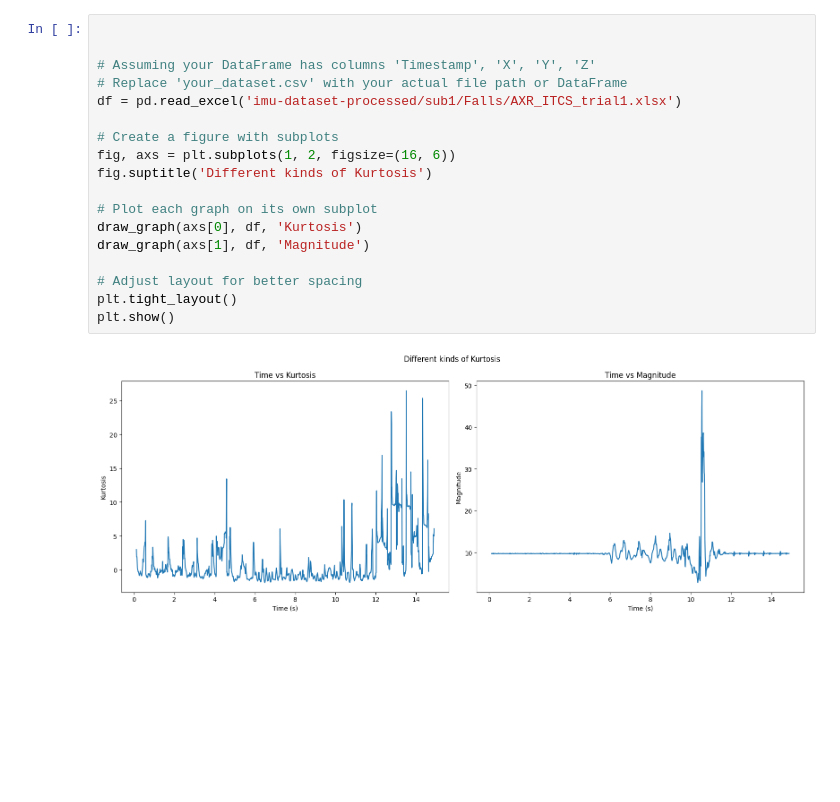
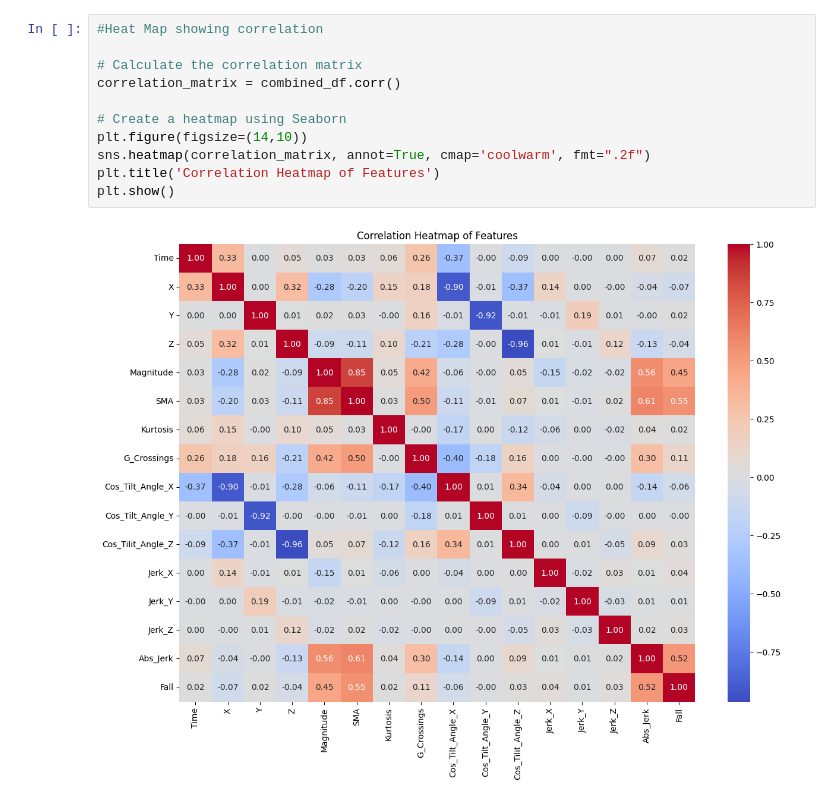
Before and after one commit to yernenip/DrringFallDetectionML, a Jupyter notebook: DrringResearch.ipynb, the cells around one changed output. Drawn from its saved outputs; the diff is of its cells as text; blank space fills up the shorter version.

```diff
--- a/DrringResearch.ipynb
+++ b/DrringResearch.ipynb
@@ -12,21 +28,14 @@ def draw_graph(ax, df, field):
 # %%
+#Heat Map showing correlation
 
+# Calculate the correlation matrix
+correlation_matrix = combined_df.corr()
 
-# Assuming your DataFrame has columns 'Timestamp', 'X', 'Y', 'Z'
-# Replace 'your_dataset.csv' with your actual file path or DataFrame
-df = pd.read_excel('imu-dataset-processed/sub1/Falls/AXR_ITCS_trial1.xlsx')
-
-# Create a figure with subplots
-fig, axs = plt.subplots(1, 2, figsize=(16, 6))
-fig.suptitle('Different kinds of Kurtosis')
-
-# Plot each graph on its own subplot
-draw_graph(axs[0], df, 'Kurtosis')
-draw_graph(axs[1], df, 'Magnitude')
-
-# Adjust layout for better spacing
-plt.tight_layout()
+# Create a heatmap using Seaborn
+plt.figure(figsize=(14,10))
+sns.heatmap(correlation_matrix, annot=True, cmap='coolwarm', fmt=".2f")
+plt.title('Correlation Heatmap of Features')
 plt.show()
 # %% [output]
-[figure, old version]
+[figure, new version]
 # %%
```
Also changed, not shown: parts of 3 cells of this notebook, 4 other files.
